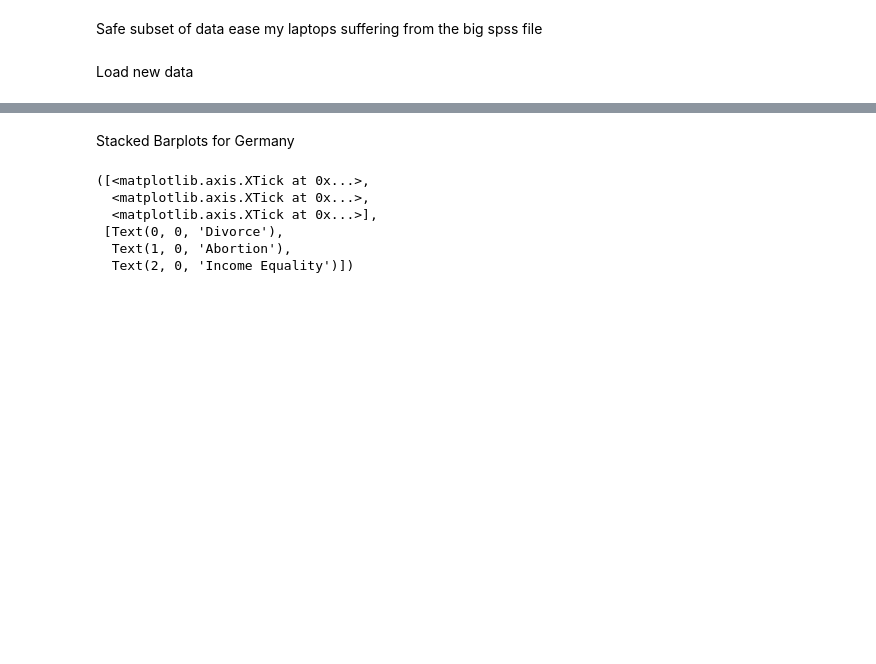
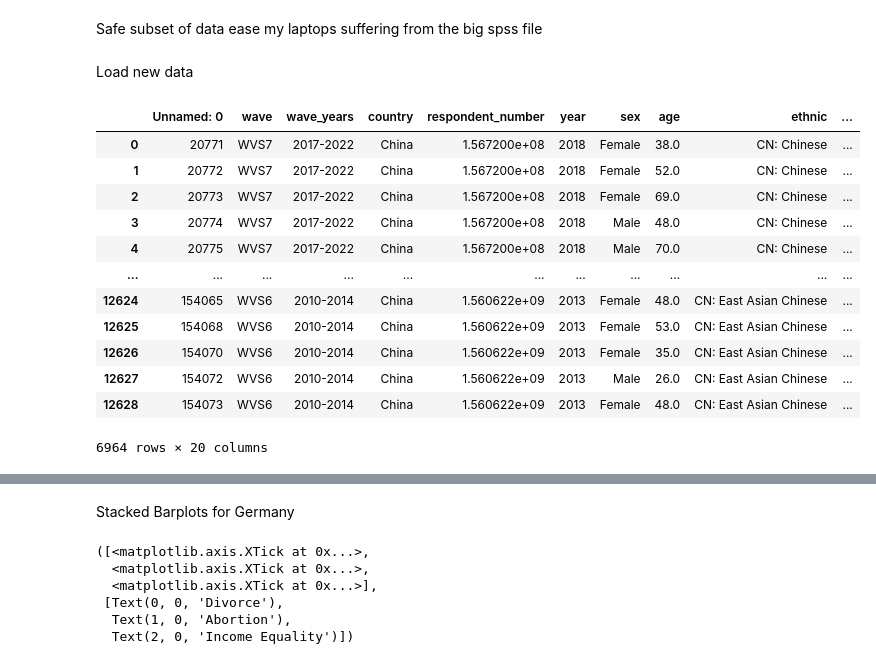
Before and after one commit to BeTheMaster/WorldGenderValues, a Jupyter notebook: src/View_WVS.ipynb, the cells around one changed output, grey strips where cells are left out. Cells and saved outputs as stored; diff of their text form; code cells hidden in the pictures; blank space fills up the shorter version.

```diff
--- a/src/View_WVS.ipynb
+++ b/src/View_WVS.ipynb
@@ -243,3 +259,19 @@ Load new data
 # %%
 #load data
 subset = pd.read_csv('your_data.csv')
+# %%
+subset[subset.country=='China']
+# %% [output]
+|  | Unnamed: 0 | wave | wave_years | country | respondent_number | year | sex | age | ethnic | ... |
+| 0 | 20771 | WVS7 | 2017-2022 | China | 1.567200e+08 | 2018 | Female | 38.0 | CN: Chinese | ... |
+| 1 | 20772 | WVS7 | 2017-2022 | China | 1.567200e+08 | 2018 | Female | 52.0 | CN: Chinese | ... |
+| 2 | 20773 | WVS7 | 2017-2022 | China | 1.567200e+08 | 2018 | Female | 69.0 | CN: Chinese | ... |
+| 3 | 20774 | WVS7 | 2017-2022 | China | 1.567200e+08 | 2018 | Male | 48.0 | CN: Chinese | ... |
+| 4 | 20775 | WVS7 | 2017-2022 | China | 1.567200e+08 | 2018 | Male | 70.0 | CN: Chinese | ... |
+| ... | ... | ... | ... | ... | ... | ... | ... | ... | ... | ... |
+| 12624 | 154065 | WVS6 | 2010-2014 | China | 1.560622e+09 | 2013 | Female | 48.0 | CN: East Asian Chinese | ... |
+| 12625 | 154068 | WVS6 | 2010-2014 | China | 1.560622e+09 | 2013 | Female | 53.0 | CN: East Asian Chinese | ... |
+| 12626 | 154070 | WVS6 | 2010-2014 | China | 1.560622e+09 | 2013 | Female | 35.0 | CN: East Asian Chinese | ... |
+| 12627 | 154072 | WVS6 | 2010-2014 | China | 1.560622e+09 | 2013 | Male | 26.0 | CN: East Asian Chinese | ... |
+| 12628 | 154073 | WVS6 | 2010-2014 | China | 1.560622e+09 | 2013 | Female | 48.0 | CN: East Asian Chinese | ... |
+6964 rows × 20 columns
```
Also changed, not shown: parts of 11 cells of this notebook, 41 other files.
